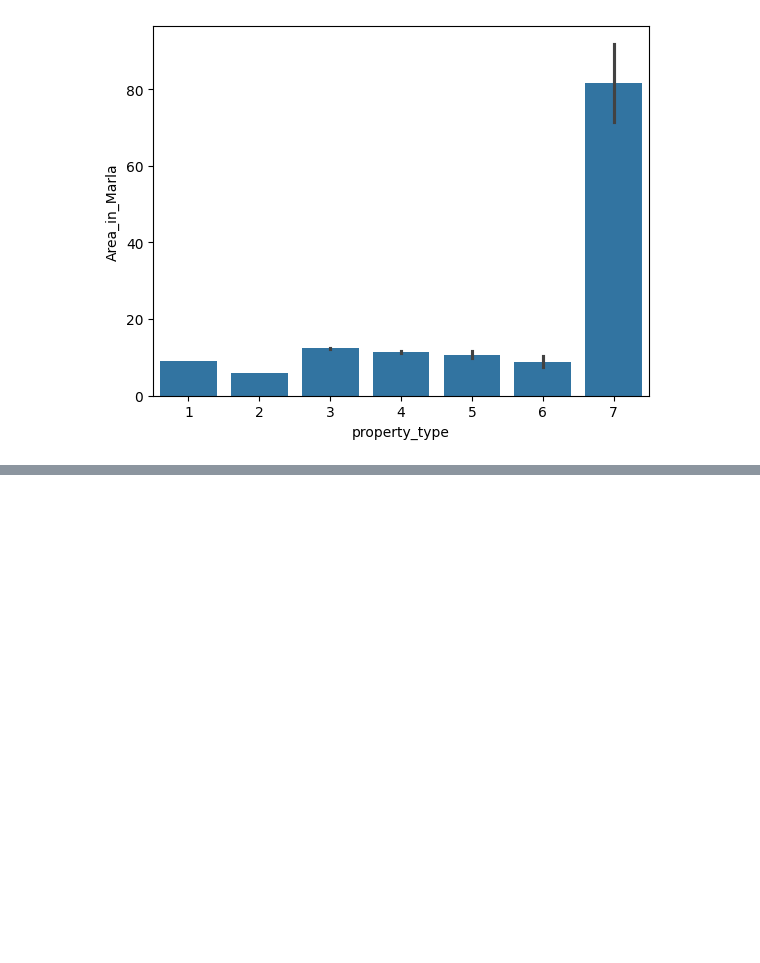
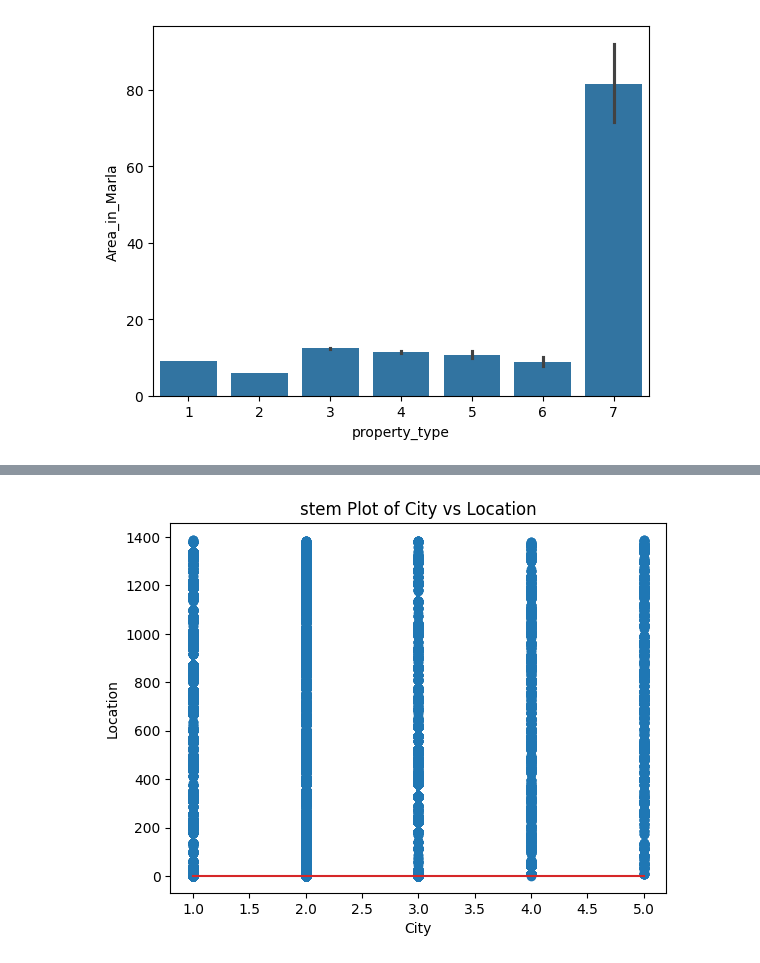
Before and after one commit to ZohaAsghar/House-price-prediction, a Jupyter notebook: house_price.ipynb, the cells around one changed output, grey strips where cells are left out. Drawn from its saved outputs; the diff is of its cells as text; code cells hidden in the pictures; blank space fills up the shorter version.

```diff
--- a/house_price.ipynb
+++ b/house_price.ipynb
@@ -401,0 +433,10 @@ seb.barplot(x=df["property_type"], y=df["Area_in_Marla"])
+# %%
+plt.stem(df["city"], df["location"])
+x=df["city"]
+y=df["location"]
+plt.xlabel("City")
+plt.ylabel("Location")
+plt.title("stem Plot of City vs Location")
+plt.show()
+# %% [output]
+[figure, added]
```
Also changed, not shown: parts of 19 cells of this notebook.
